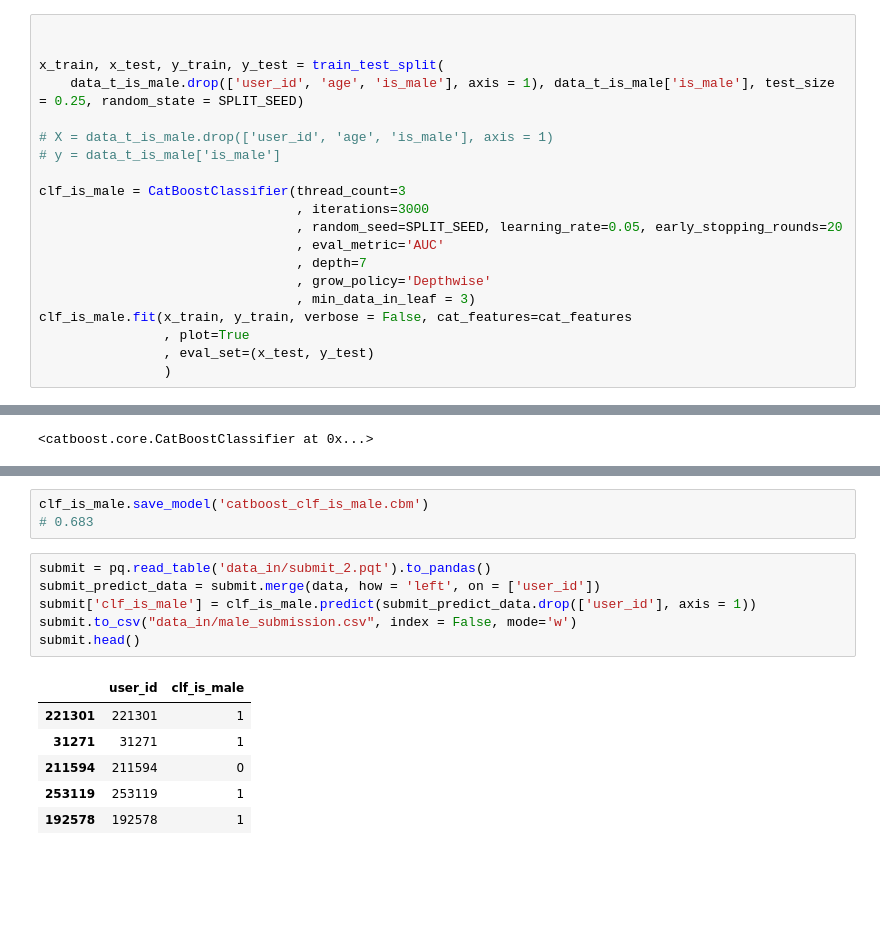
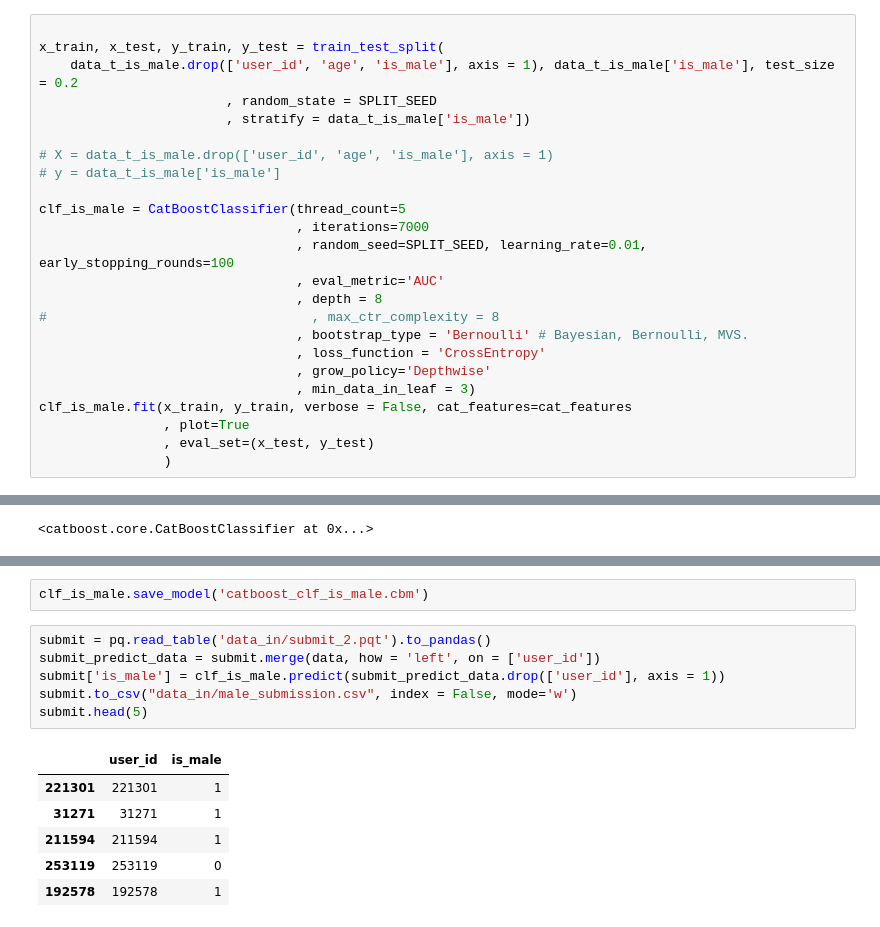
Before and after one commit to Nikc-mk/mts_cup_2023, a Jupyter notebook: learn.ipynb, the cells around one changed output, grey strips where cells are left out. Cells and saved outputs as stored; diff of their text form; blank space fills up the shorter version.

```diff
--- a/learn.ipynb
+++ b/learn.ipynb
@@ -55,17 +49,21 @@ Name: is_male, dtype: int64
 # %%
 
-
 x_train, x_test, y_train, y_test = train_test_split(
-    data_t_is_male.drop(['user_id', 'age', 'is_male'], axis = 1), data_t_is_male['is_male'], test_size = 0.25, random_state = SPLIT_SEED)
+    data_t_is_male.drop(['user_id', 'age', 'is_male'], axis = 1), data_t_is_male['is_male'], test_size = 0.2
+                        , random_state = SPLIT_SEED
+                        , stratify = data_t_is_male['is_male'])
 
 # X = data_t_is_male.drop(['user_id', 'age', 'is_male'], axis = 1)
 # y = data_t_is_male['is_male']
 
-clf_is_male = CatBoostClassifier(thread_count=3
-                                 , iterations=3000
-                                 , random_seed=SPLIT_SEED, learning_rate=0.05, early_stopping_rounds=20
+clf_is_male = CatBoostClassifier(thread_count=5
+                                 , iterations=7000
+                                 , random_seed=SPLIT_SEED, learning_rate=0.01, early_stopping_rounds=100
                                  , eval_metric='AUC'
-                                 , depth=7
+                                 , depth = 8
+#                                  , max_ctr_complexity = 8
+                                 , bootstrap_type = 'Bernoulli' # Bayesian, Bernoulli, MVS.
+                                 , loss_function = 'CrossEntropy'
                                  , grow_policy='Depthwise'
                                  , min_data_in_leaf = 3)
 clf_is_male.fit(x_train, y_train, verbose = False, cat_features=cat_features
@@ -85,16 +83,15 @@ GINI по полу 0.692
 # %%
 clf_is_male.save_model('catboost_clf_is_male.cbm')
-# 0.683
 # %%
 submit = pq.read_table('data_in/submit_2.pqt').to_pandas()
 submit_predict_data = submit.merge(data, how = 'left', on = ['user_id'])
-submit['clf_is_male'] = clf_is_male.predict(submit_predict_data.drop(['user_id'], axis = 1))
+submit['is_male'] = clf_is_male.predict(submit_predict_data.drop(['user_id'], axis = 1))
 submit.to_csv("data_in/male_submission.csv", index = False, mode='w')
-submit.head()
+submit.head(5)
 # %% [output]
-|  | user_id | clf_is_male |
+|  | user_id | is_male |
 | 221301 | 221301 | 1 |
 | 31271 | 31271 | 1 |
-| 211594 | 211594 | 0 |
-| 253119 | 253119 | 1 |
+| 211594 | 211594 | 1 |
+| 253119 | 253119 | 0 |
 | 192578 | 192578 | 1 |
```
Also changed, not shown: parts of 3 cells of this notebook, 2 other files.
